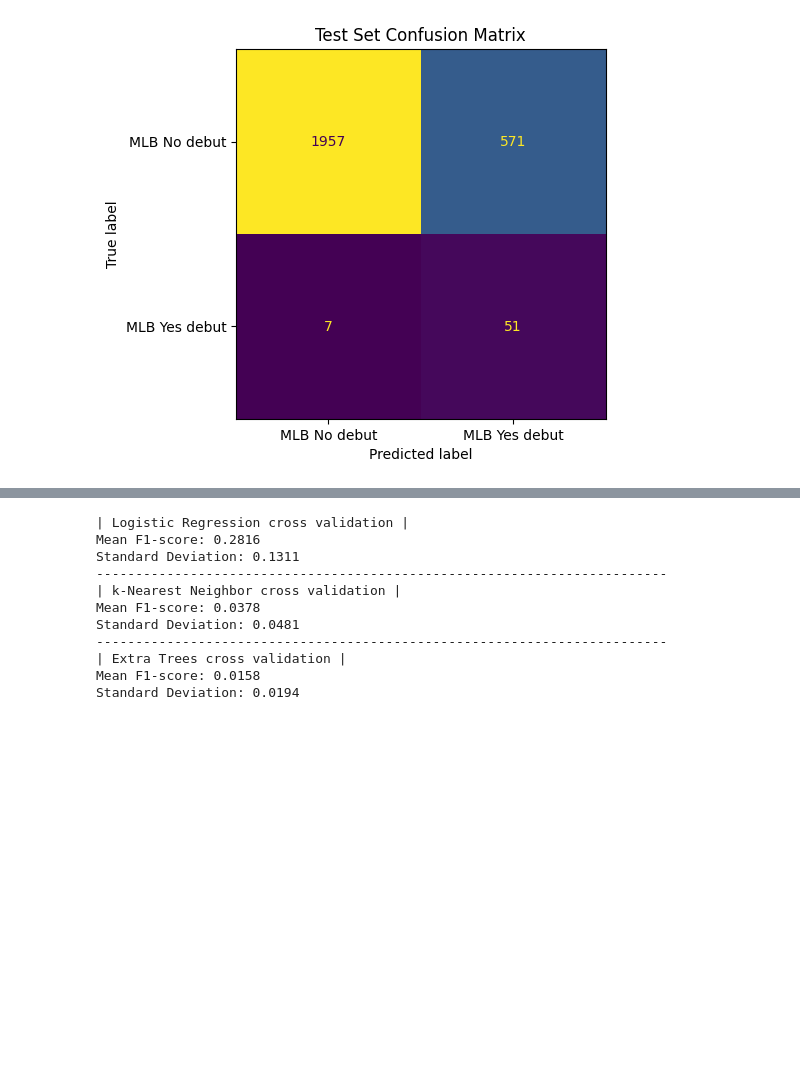
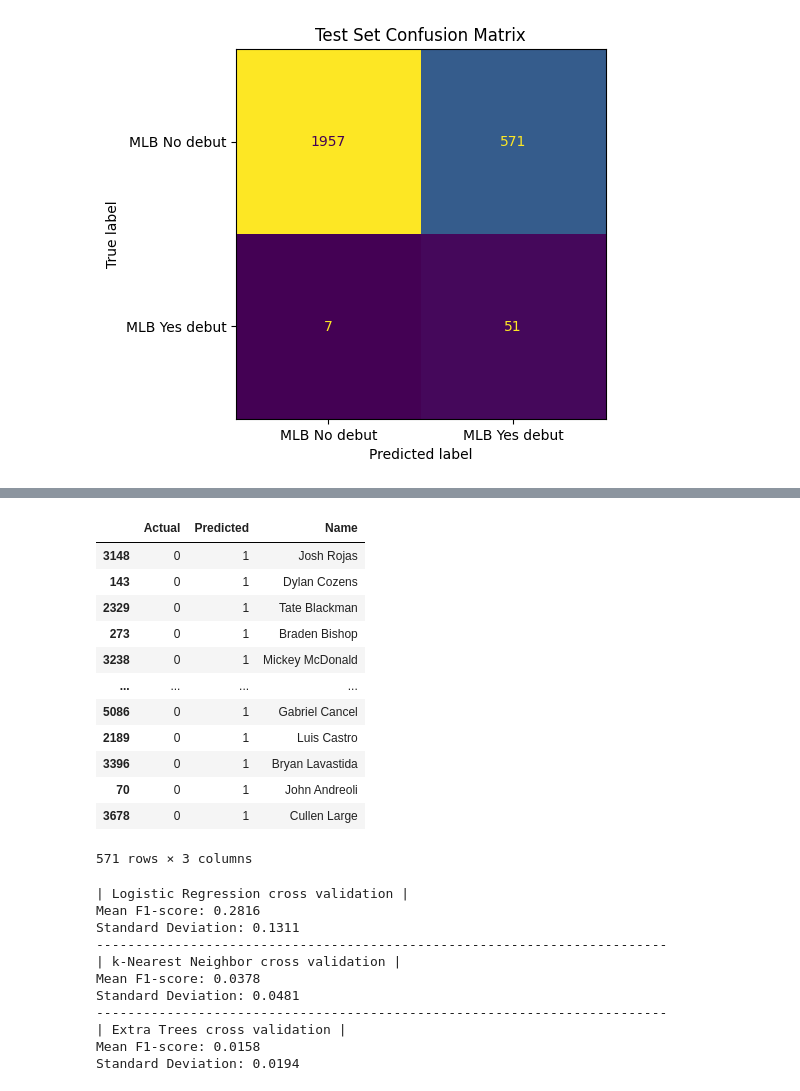
Before and after one commit to jrsansom110515/team2_w25_milestone2_datafiles, a Jupyter notebook: team2_w25_milestone2_project.ipynb, the cells around one changed output, grey strips where cells are left out. Drawn from its saved outputs; the diff is of its cells as text; code cells hidden in the pictures; blank space fills up the shorter version.

Commit message:
Created using Colab on 2/20/25

```diff
--- a/team2_w25_milestone2_project.ipynb
+++ b/team2_w25_milestone2_project.ipynb
@@ -167,6 +167,8 @@ milb_18_20_mlb_21_22 = merge_datasets(milb_18_20, mlb_21_22)
 milb_19_21_mlb_22_23 = merge_datasets(milb_19_21, mlb_22_23)
 milb_20_22_mlb_23_24 = merge_datasets(milb_20_22, mlb_23_24)
 
+name_playerid_df = combine_dataset(milb_18_20, milb_19_21)
+
 # change the age and level columns to numeric
 milb_18_20_mlb_21_22 = age_level(milb_18_20_mlb_21_22)
 milb_19_21_mlb_22_23 = age_level(milb_19_21_mlb_22_23)
@@ -339,7 +341,7 @@ filtered_importance
 # %%
 # Select important features
 less_features = filtered_importance['Feature'].tolist() + ['MLB_debut']
-tts_dataset_less_features = tts_dataset.loc[:, less_features]
+tts_dataset_less_features = tts_dataset_no_levels.loc[:, less_features]
 
 # Contains only the features in the less_features list
 tts_dataset_less_features
@@ -473,3 +503,36 @@ plot_confusion(y_test, y_pred_lr)
+# %%
+"""False Positives"""
+
+false_pos_pred = lr_model.predict(X_test)
+
+results_false_pos_df = pd.DataFrame({
+    'Actual': y_test,
+    'Predicted': false_pos_pred
+}, index=X_test.index)
+
+# Filter for False Positives (Actual = 0, Predicted = 1)
+false_positives = results_false_pos_df[(results_false_pos_df['Actual'] == 0) & (results_false_pos_df['Predicted'] == 1)]
+
+# Merge using index position
+false_positives_with_names = false_positives.merge(
+    name_playerid_df[['Name']], left_index=True, right_index=True, how='left'
+)
+
+false_positives_with_names
+# %% [output]
+|  | Actual | Predicted | Name |
+| 3148 | 0 | 1 | Josh Rojas |
+| 143 | 0 | 1 | Dylan Cozens |
+| 2329 | 0 | 1 | Tate Blackman |
+| 273 | 0 | 1 | Braden Bishop |
+| 3238 | 0 | 1 | Mickey McDonald |
+| ... | ... | ... | ... |
+| 5086 | 0 | 1 | Gabriel Cancel |
+| 2189 | 0 | 1 | Luis Castro |
+| 3396 | 0 | 1 | Bryan Lavastida |
+| 70 | 0 | 1 | John Andreoli |
+| 3678 | 0 | 1 | Cullen Large |
+571 rows × 3 columns
 # %%
 X_cv = tts_dataset_less_features.drop(columns=['MLB_debut'])
 y_cv = tts_dataset_less_features['MLB_debut']
```
Also changed, not shown: parts of 2 cells of this notebook.
